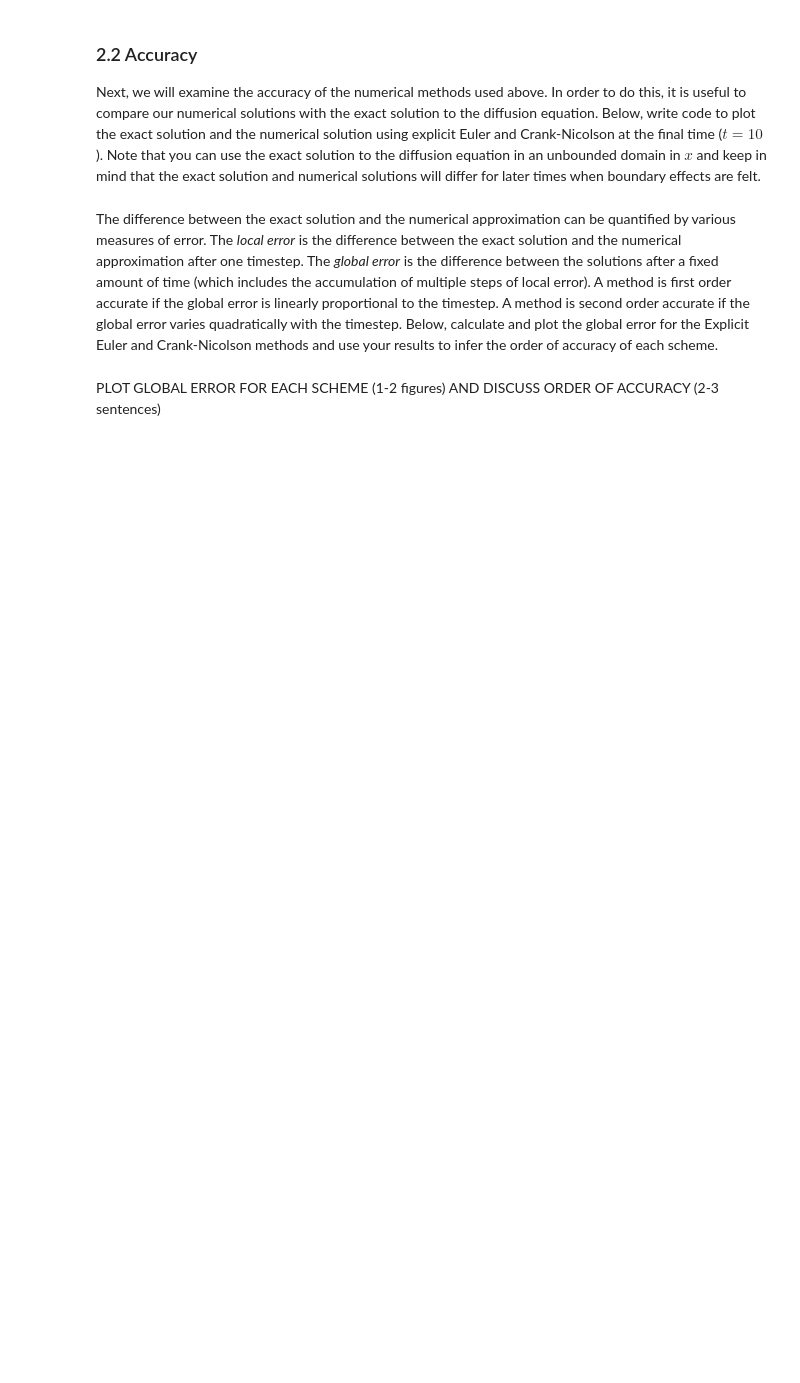
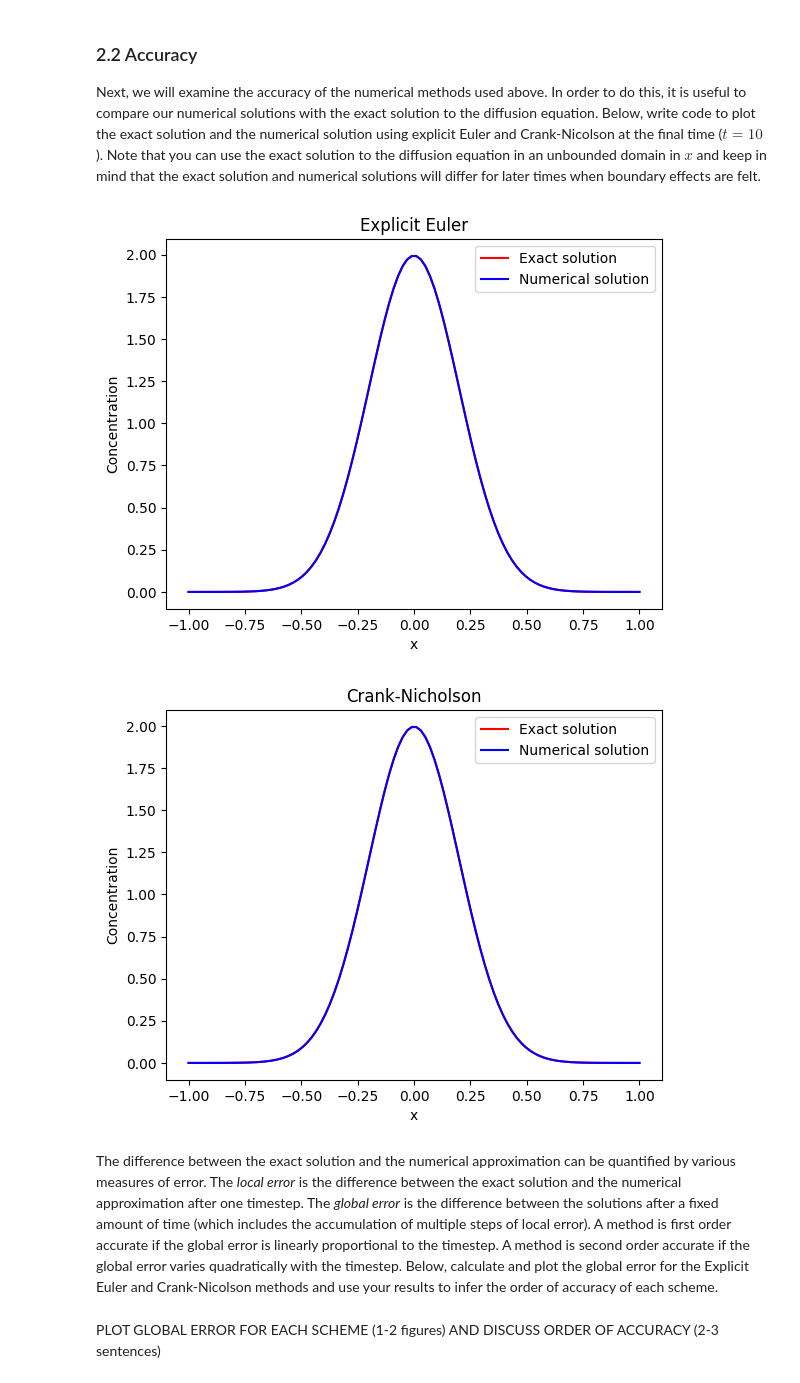
Before and after one commit to hesoane123-dev/QCES, a Jupyter notebook: Project1_numerical_methods.ipynb, the cells around one changed output. Saved outputs shown, nothing was run; the diff lists cells and outputs as text; code cells hidden in the pictures; blank space fills up the shorter version.

```diff
--- a/Project1_numerical_methods.ipynb
+++ b/Project1_numerical_methods.ipynb
@@ -258,3 +306,31 @@ Next, we will examine the accuracy of the numerical methods used above. In order
+# %%
+# Add code to plot exact and numerical solutions
+t_ic = 10
+
+def conc(x,t,z):
+  return (1/(4*np.pi*z*(t+t_ic)))**(1/2)*np.exp(-(np.square(x))/(4*z*(t+t_ic)))
+
+y = conc(x,10,kappa)
+
+
+plt.plot(x,c_EE[:,999],'r-')
+plt.plot(x,y,'b-')
+plt.legend(['Exact solution','Numerical solution'])
+plt.xlabel('x')
+plt.ylabel('Concentration')
+plt.title('Explicit Euler')
+plt.show()
+
+plt.plot(x,c_CN[:,999],'r-')
+plt.plot(x,y,'b-')
+plt.legend(['Exact solution','Numerical solution'])
+plt.xlabel('x')
+plt.ylabel('Concentration')
+plt.title('Crank-Nicholson')
+plt.show()
+# %% [output]
+[figure, added]
+[figure, added]
 # %% [markdown]
 The difference between the exact solution and the numerical approximation can be quantified by various measures of error. The *local error* is the difference between the exact solution and the numerical approximation after one timestep. The *global error* is the difference between the solutions after a fixed amount of time (which includes the accumulation of multiple steps of local error). A method is first order accurate if the global error is linearly proportional to the timestep. A method is second order accurate if the global error varies quadratically with the timestep. Below, calculate and plot the global error for the Explicit Euler and Crank-Nicolson methods and use your results to infer the order of accuracy of each scheme.
 # %% [markdown]
```
Also changed, not shown: parts of 12 cells of this notebook.
